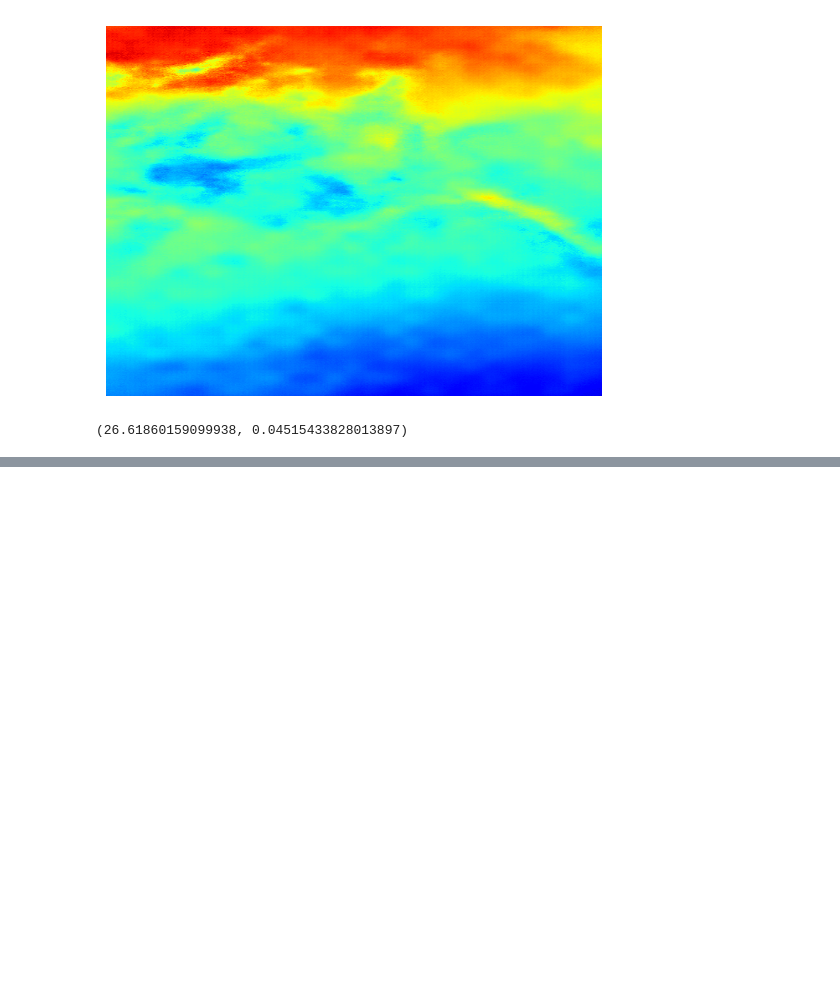
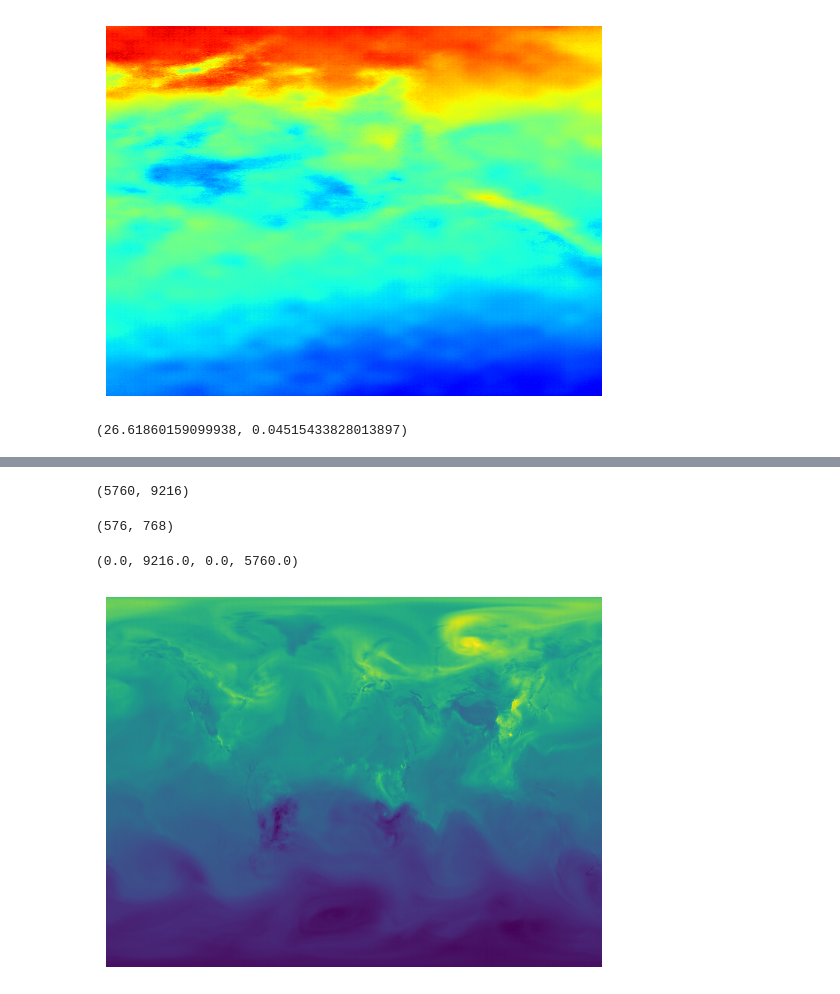
Before and after one commit to ar1619/DBPN_2, a Jupyter notebook: resize.ipynb, the cells around one changed output, grey strips where cells are left out. Saved outputs shown, nothing was run; the diff lists cells and outputs as text; code cells hidden in the pictures; blank space fills up the shorter version.

```diff
--- a/resize.ipynb
+++ b/resize.ipynb
@@ -82,18 +137,6 @@ for i in range(15):
         ax.axis('off')
 # %% [output]
 [figure]
-# %%
-def reconstruct_image(folder, final_shape, sub_image_shape):
-    w = final_shape[0]
-    h = final_shape[1]
-    array = np.zeros((w,h))
-    for i in range(15):
-        for j in range(15):
-            assert np.load(folder + '/us_co2_{}_{}.npy'.format(i,j)).shape == sub_image_shape
-            sub_w = sub_image_shape[0]
-            sub_h = sub_image_shape[1]
-            array[i*sub_w:(i+1)*sub_w,j*sub_h:(j+1)*sub_h] = np.flip(np.load(folder + '/us_co2_{}_{}.npy'.format(i,j)), 0)
-    return array
 # %%
 image_sr_2 = reconstruct_image('Results/test_2', (14400, 21600), (960, 1440))
 # %%
@@ -155,0 +226,16 @@ psnr(norm_shape, original, max_val), rmse(norm_shape, original)
+# %%
+34*30-20*33, 56*26-16*55
+# OK, so basically: we have a 361*576 that we decompose into 1904 images, with a 10 pixel overlap in every dimension.
+# We have therefore 34 rows and 56 columns of images, with 30 rows and 26 columns of pixels each: the total image has a
+# total shape of 207360 pixels.
+
+(576*10,768*12)
+# %% [output]
+(5760, 9216)
+# %%
+file = np.load('/RDS/ar1619/Results/domain_decomposition/lr_sr/20150120_0_7.npy')
+file.shape
+# %% [output]
+(576, 768)
+# %%
+xco2_sr = reconstruct_image('20150120', 10, 12, (5760,9216), (576,768))
@@ -155,0 +244,6 @@ psnr(norm_shape, original, max_val), rmse(norm_shape, original)
+# %%
+plt.pcolormesh(xco2_sr, alpha=1, vmin = 0, vmax = 1, cmap = 'viridis')
+plt.axis('off')
+# %% [output]
+(0.0, 9216.0, 0.0, 5760.0)
+[figure, added]
```
Also changed, not shown: parts of 11 cells of this notebook, 1 other file.
